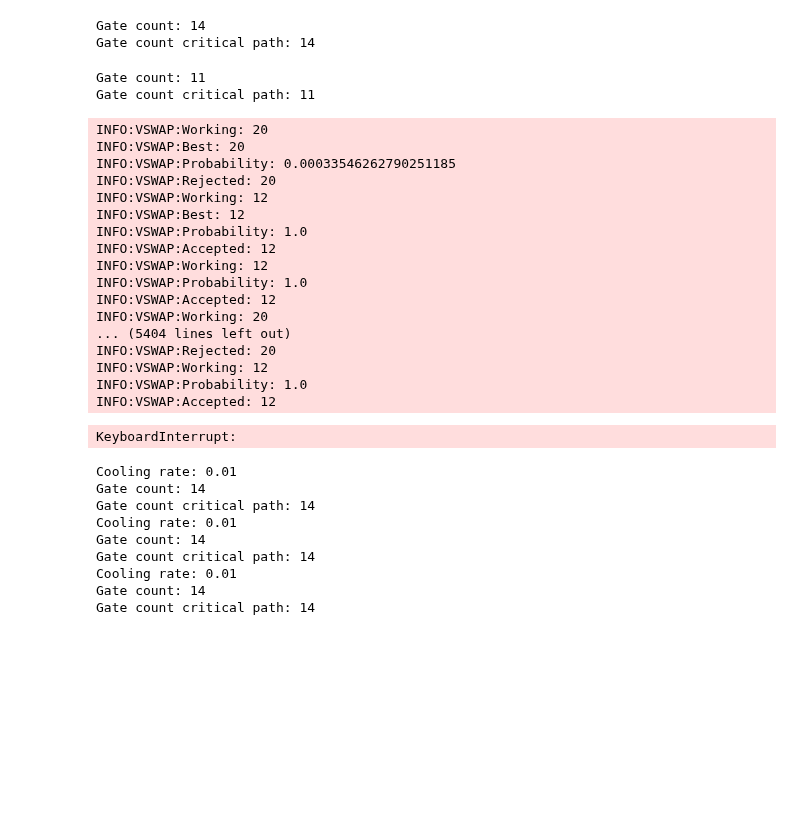
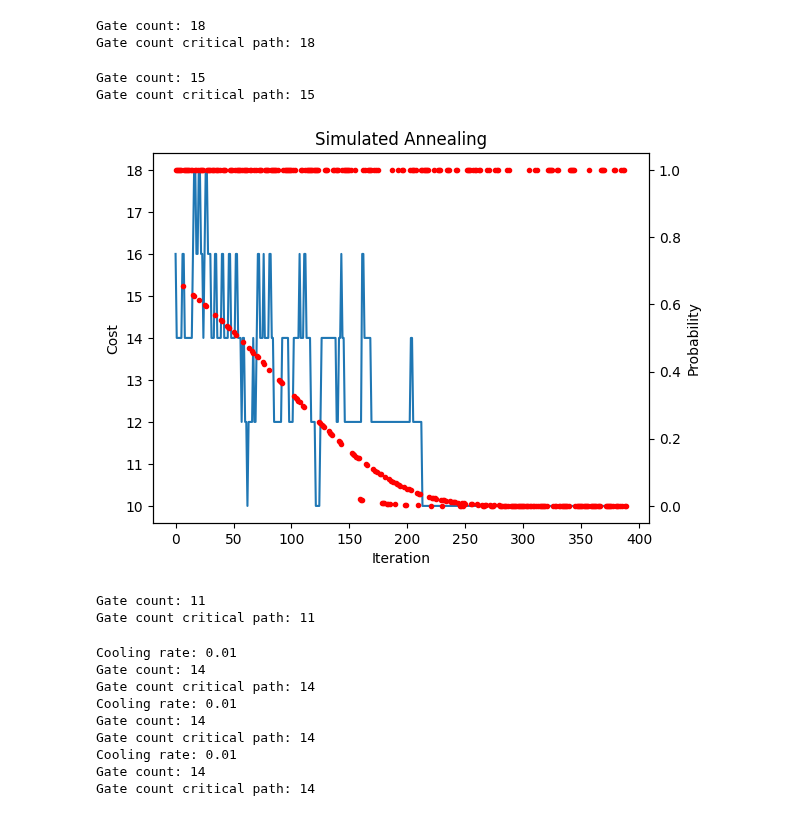
Before and after one commit to Pitt-JonesLab/mirror-gates, a Jupyter notebook: src/virtual_swap/scripts/main.ipynb, the cells around one changed output. Saved outputs shown, nothing was run; the diff lists cells and outputs as text; code cells hidden in the pictures; blank space fills up the shorter version.

```diff
--- a/src/virtual_swap/scripts/main.ipynb
+++ b/src/virtual_swap/scripts/main.ipynb
@@ -34,13 +34,13 @@ coupling = CouplingMap.from_line(4)
 # coupling = CouplingMap.from_grid(4, 4)
 
 # medium sized circuit
-qc = QuantumCircuit(4)
-# add some toffolis and cxs
-for _ in range(4):
-    # qc.ccx(*np.random.choice(8, 3, replace=False))
-    qc.cx(*np.random.choice(4, 2, replace=False))
-# coupling = CouplingMap.from_grid(2, 4)
-coupling = CouplingMap.from_line(4)
+# qc = QuantumCircuit(4)
+# # add some toffolis and cxs
+# for _ in range(4):
+#     # qc.ccx(*np.random.choice(8, 3, replace=False))
+#     qc.cx(*np.random.choice(4, 2, replace=False))
+# # coupling = CouplingMap.from_grid(2, 4)
+# coupling = CouplingMap.from_line(4)
 # %%
 from qiskit import transpile
 
@@ -57,8 +57,8 @@ print(
     f"Gate count critical path: {pm.property_set['count_ops_longest_path']['riswap']}"
 )
 # %% [output]
-Gate count: 14
-Gate count critical path: 14
+Gate count: 18
+Gate count critical path: 18
 # %%
 from virtual_swap.sqiswap_equiv import sel  # SessionEquivalenceLibrary
 
@@ -75,50 +75,35 @@ print(
     f"Gate count critical path: {pm.property_set['count_ops_longest_path']['xx_plus_yy']}"
 )
 # %% [output]
-Gate count: 11
-Gate count critical path: 11
+Gate count: 15
+Gate count critical path: 15
 # %%
 # run the pass
 pm = PassManager()
 # need some basic unroll and layout
 pm.append([Unroller(["u", "cx"]), TrivialLayout(coupling), ApplyLayout()])
 pm.append(VirtualSwap(coupling, visualize=True))
 pm.append(OptimizeSwapBeforeMeasure())
 
 # XXX use the PR version once merged into Qiskit
 pm.append([RootiSwapWeylDecomposition(), CountOpsLongestPath()])
 
 # set debug logging
-import logging
+# import logging
 
-logger = logging.getLogger("VSWAP")
-logger.setLevel(logging.INFO)
+# logger = logging.getLogger("VSWAP")
+# logger.setLevel(logging.INFO)
 
 new_circ = pm.run(qc)
 
 print(f"Gate count: {new_circ.count_ops()['riswap']}")
 print(
     f"Gate count critical path: {pm.property_set['count_ops_longest_path']['riswap']}"
 )
 # %% [output]
+[figure, added]
-INFO:VSWAP:Working: 20
-INFO:VSWAP:Best: 20
-INFO:VSWAP:Probability: 0.00033546262790251185
-INFO:VSWAP:Rejected: 20
-INFO:VSWAP:Working: 12
-INFO:VSWAP:Best: 12
-INFO:VSWAP:Probability: 1.0
-INFO:VSWAP:Accepted: 12
-INFO:VSWAP:Working: 12
-INFO:VSWAP:Probability: 1.0
-INFO:VSWAP:Accepted: 12
-INFO:VSWAP:Working: 20
-... (5404 lines left out)
-INFO:VSWAP:Rejected: 20
-INFO:VSWAP:Working: 12
-INFO:VSWAP:Probability: 1.0
-INFO:VSWAP:Accepted: 12
+Gate count: 11
+Gate count critical path: 11
-KeyboardInterrupt:
 # %%
 # set up some simple loop to mess with cooling rate, find a rate that makes it actually converge to a minima
 # range of cooling_rates between .1 and .001, log scale
```
Also changed, not shown: 1 other file.
